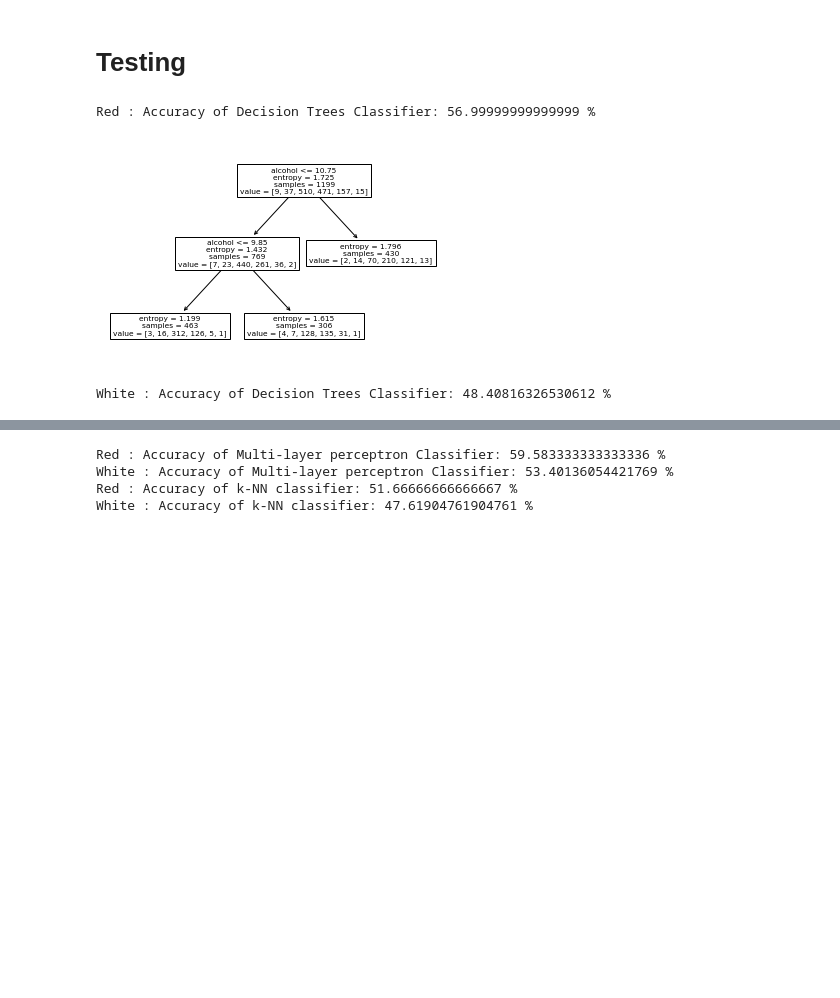
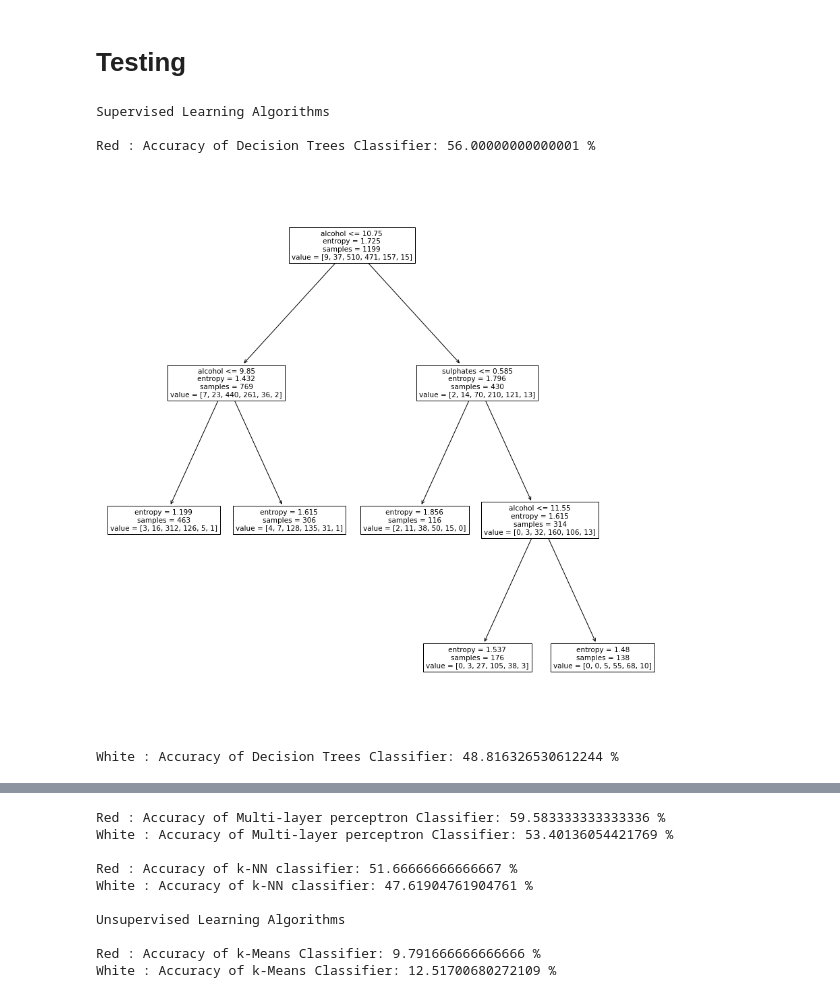
Before and after one commit to fnpms-iscte/ProjetoIAA, a Jupyter notebook: ProjetoIAA-checkpoint.ipynb, the cells around one changed output, grey strips where cells are left out. Saved outputs shown, nothing was run; the diff lists cells and outputs as text; code cells hidden in the pictures; blank space fills up the shorter version.

Commit message:
k-means alg added

```diff
--- a/ProjetoIAA-checkpoint.ipynb
+++ b/ProjetoIAA-checkpoint.ipynb
@@ -76,12 +78,14 @@ def decisionTreesClassifier(dataset, name):
     features = dataset.iloc[:, :-1].values
     labels   = dataset.iloc[:, 11].values
     features_train, features_test, labels_train, labels_test = train_test_split(features,labels, random_state =1)
-    clf = DecisionTreeClassifier(criterion ='entropy',max_leaf_nodes=3, random_state=0)
+    clf = DecisionTreeClassifier(criterion ='entropy',max_leaf_nodes=5, random_state=0)
     clf.fit(features_train, labels_train)
     predicts = clf.predict(features_test)
     accuracy = accuracy_score(labels_test, predicts)*100
     print(name,": Accuracy of Decision Trees Classifier:", accuracy,"%")
+    plt.figure(figsize=(15, 15))
     tree.plot_tree(clf,feature_names = ['fixed acidity', 'volatile acidity', 'citric acid', 'residual sugar', 'chlorides', 'free sulfur dioxide', 'total sulfur dioxide','density','pH','sulphates','alcohol','quality'] )
+    #plt.figure(figsize=(1,5))
     plt.show()
 
 # k-NN
@@ -115,6 +119,14 @@ def mlp(dataset, name):
 ###  Unsupervised learning algorithms
 # %%
 # k-Means
+def k_means(dataset, name, n_clusters):
+    features = dataset.iloc[:, :-1].values
+    labels = dataset.iloc[:, 11].values
+    X_train, X_test, y_train, y_test = train_test_split(features, labels, random_state =1, test_size=0.3) # 70% training and 30% test
+    clf = KMeans(n_clusters = n_clusters, random_state = 1 ).fit(X_train)
+    predicts = clf.predict(X_test)
+    accuracy = accuracy_score(y_test, predicts)*100
+    print(name,": Accuracy of k-Means Classifier:", accuracy,"%")
 
 # DBScan
 
@@ -124,20 +136,25 @@ def mlp(dataset, name):
 # %%
 random.seed(1)
 m = Main()
 #files is in the same directory
 m.loadfiles("winequality-red.csv", "winequality-white.csv")
 
-# Decision Trees
 
+print("Supervised Learning Algorithms\n")
 decisionTreesClassifier(m.datasetR,"Red")
 decisionTreesClassifier(m.datasetW,"White")
-
+print()
 mlp(m.datasetR,"Red")
 mlp(m.datasetW,"White")
-
+print()
 knn(m.datasetR,"Red")
 knn(m.datasetW,"White")
+print("\nUnsupervised Learning Algorithms\n")
+k_means(m.datasetR,"Red",6)
+k_means(m.datasetW,"White",7)
 # %% [output]
-Red : Accuracy of Decision Trees Classifier: 56.99999999999999 %
+Supervised Learning Algorithms
+
+Red : Accuracy of Decision Trees Classifier: 56.00000000000001 %
-[figure, old version]
+[figure, new version]
-White : Accuracy of Decision Trees Classifier: 48.40816326530612 %
+White : Accuracy of Decision Trees Classifier: 48.816326530612244 %
@@ -145,4 +162,10 @@ White : Accuracy of Decision Trees Classifier: 48.40816326530612 %
 Red : Accuracy of Multi-layer perceptron Classifier: 59.583333333333336 %
 White : Accuracy of Multi-layer perceptron Classifier: 53.40136054421769 %
+
 Red : Accuracy of k-NN classifier: 51.66666666666667 %
 White : Accuracy of k-NN classifier: 47.61904761904761 %
+
+Unsupervised Learning Algorithms
+
+Red : Accuracy of k-Means Classifier: 9.791666666666666 %
+White : Accuracy of k-Means Classifier: 12.51700680272109 %
```
Also changed, not shown: parts of 2 cells of this notebook.
